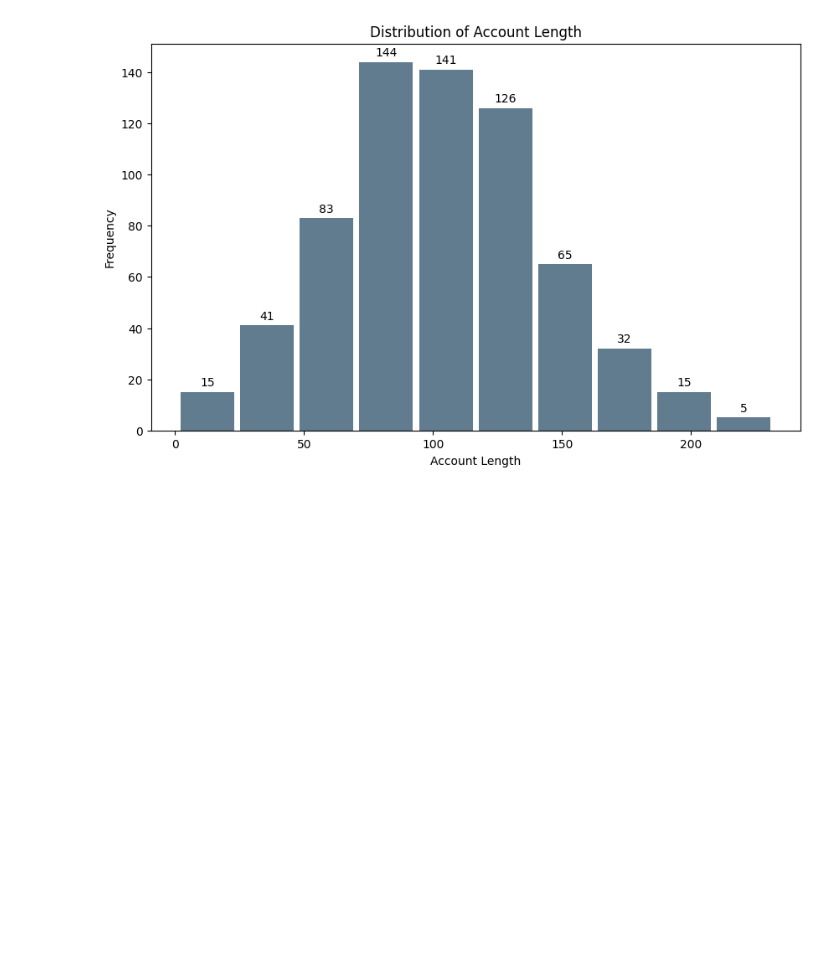
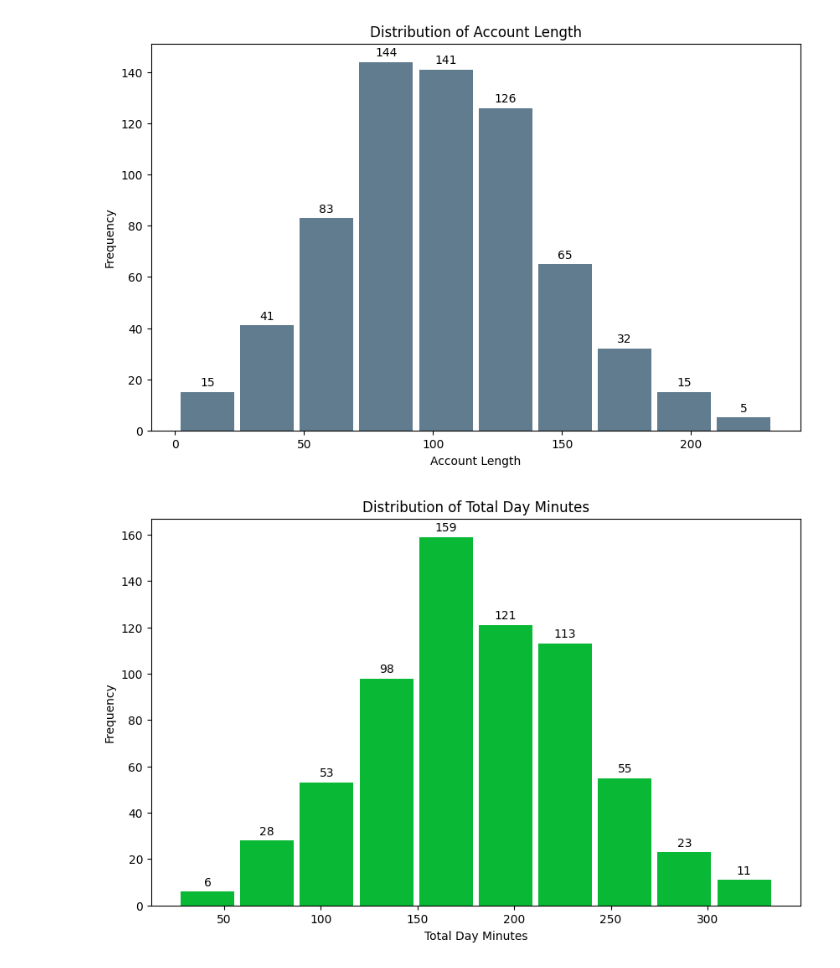
Before and after one commit to Dostonbek9830/codveda_intern_with_dostonbek, a Jupyter notebook: notebooks/task_1_data_cleaning.ipynb, the cells around one changed output. Drawn from its saved outputs; the diff is of its cells as text; code cells hidden in the pictures; blank space fills up the shorter version.

```diff
--- a/notebooks/task_1_data_cleaning.ipynb
+++ b/notebooks/task_1_data_cleaning.ipynb
@@ -76,3 +76,13 @@ plt.ylabel('Frequency')
 plt.show()
 # %% [output]
 [figure]
+# %%
+fig, ax = plt.subplots(figsize=(10,6))
+n, bins, patches = ax.hist(df['total_day_minutes'], bins=10, rwidth=0.9, color="#09b835")
+ax.bar_label(patches, fmt='%.0f', padding=3)
+plt.title('Distribution of Total Day Minutes')
+plt.xlabel('Total Day Minutes')
+plt.ylabel('Frequency')
+plt.show()
+# %% [output]
+[figure, added]
```
Also changed, not shown: parts of 4 cells of this notebook, 2 other files.
